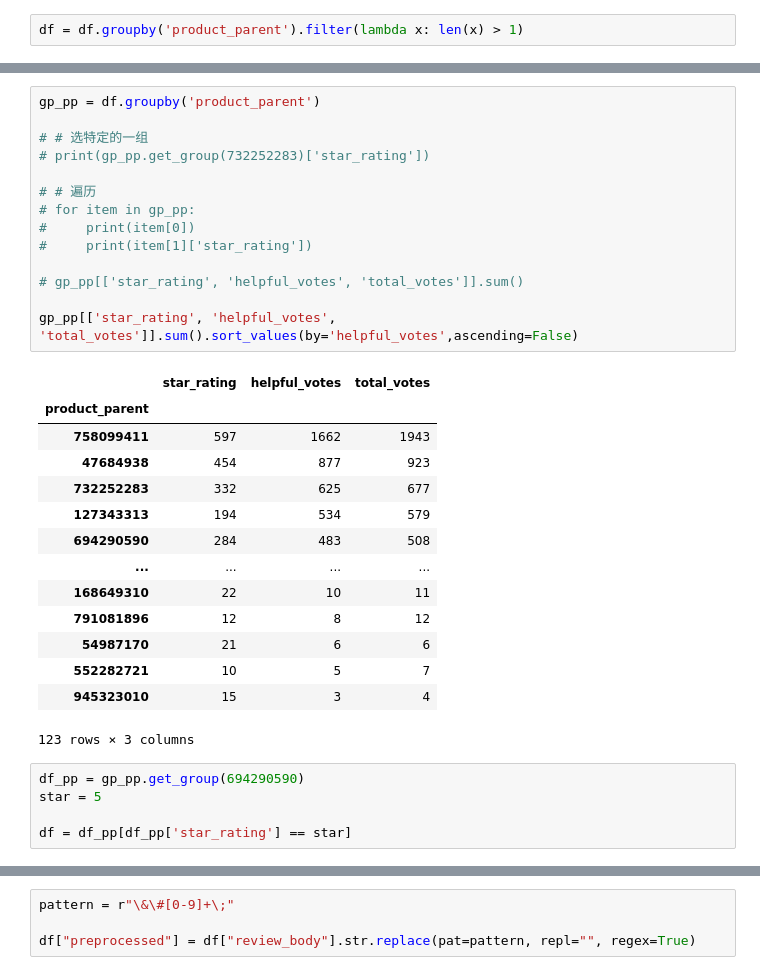
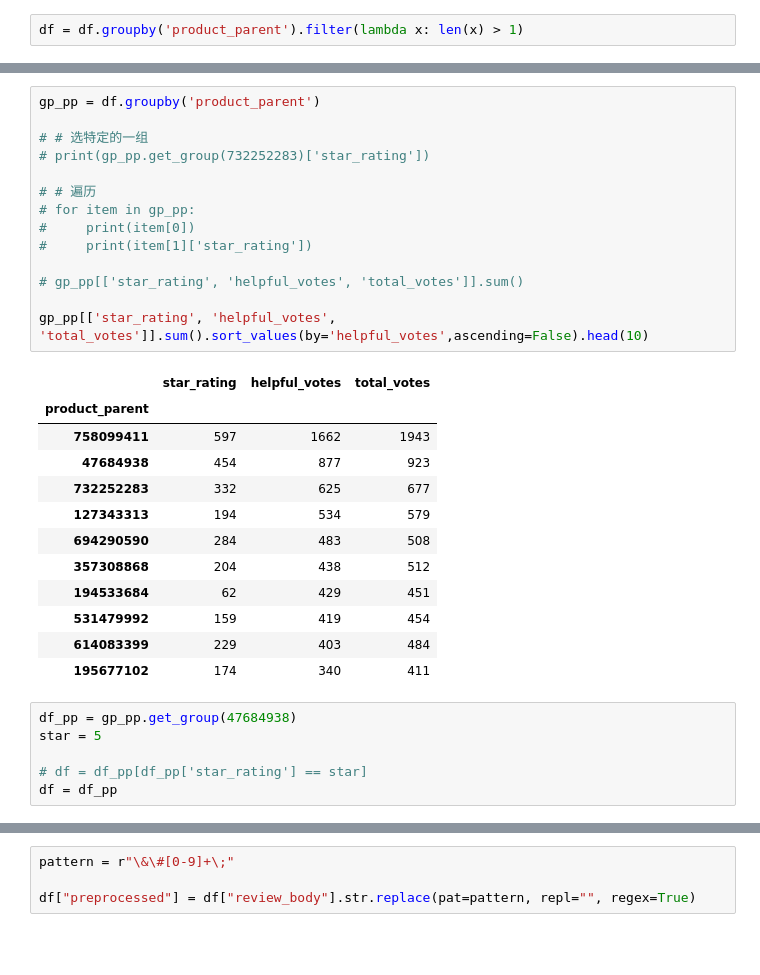
Before and after one commit to Ryan0v0/MCM2020_problemC, a Jupyter notebook: product_textrank.ipynb, the cells around one changed output, grey strips where cells are left out. Saved outputs shown, nothing was run; the diff lists cells and outputs as text; blank space fills up the shorter version.

```diff
--- a/product_textrank.ipynb
+++ b/product_textrank.ipynb
@@ -32,37 +32,36 @@ df.describe(include="all")
 # %%
 gp_pp = df.groupby('product_parent')
 
 # # 选特定的一组
 # print(gp_pp.get_group(732252283)['star_rating'])
 
 # # 遍历
 # for item in gp_pp:
 #     print(item[0])
 #     print(item[1]['star_rating'])
 
 # gp_pp[['star_rating', 'helpful_votes', 'total_votes']].sum()
 
-gp_pp[['star_rating', 'helpful_votes', 'total_votes']].sum().sort_values(by='helpful_votes',ascending=False)
+gp_pp[['star_rating', 'helpful_votes', 'total_votes']].sum().sort_values(by='helpful_votes',ascending=False).head(10)
 # %% [output]
 |  | star_rating | helpful_votes | total_votes |
 | product_parent |  |  |  |
 | 758099411 | 597 | 1662 | 1943 |
 | 47684938 | 454 | 877 | 923 |
 | 732252283 | 332 | 625 | 677 |
 | 127343313 | 194 | 534 | 579 |
 | 694290590 | 284 | 483 | 508 |
-| ... | ... | ... | ... |
-| 168649310 | 22 | 10 | 11 |
-| 791081896 | 12 | 8 | 12 |
-| 54987170 | 21 | 6 | 6 |
-| 552282721 | 10 | 5 | 7 |
-| 945323010 | 15 | 3 | 4 |
+| 357308868 | 204 | 438 | 512 |
+| 194533684 | 62 | 429 | 451 |
+| 531479992 | 159 | 419 | 454 |
+| 614083399 | 229 | 403 | 484 |
+| 195677102 | 174 | 340 | 411 |
-123 rows × 3 columns
 # %%
-df_pp = gp_pp.get_group(694290590)
+df_pp = gp_pp.get_group(47684938)
 star = 5
 
-df = df_pp[df_pp['star_rating'] == star]
+# df = df_pp[df_pp['star_rating'] == star]
+df = df_pp
 # %%
 display(df)
 # %% [output]
```
Also changed, not shown: parts of 20 cells of this notebook, 5 other files.
